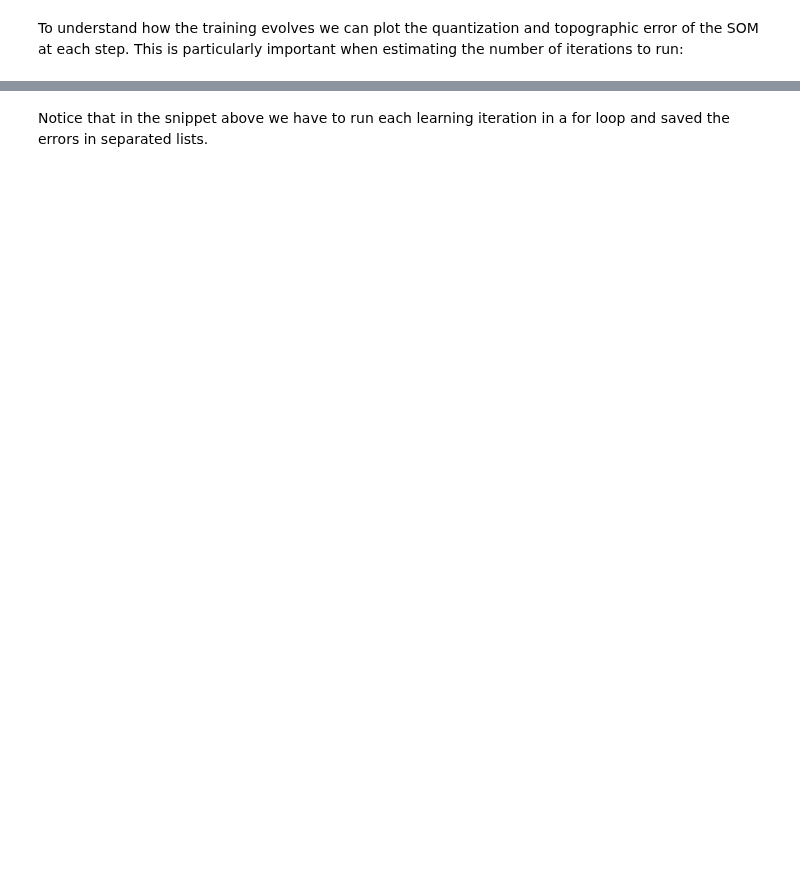
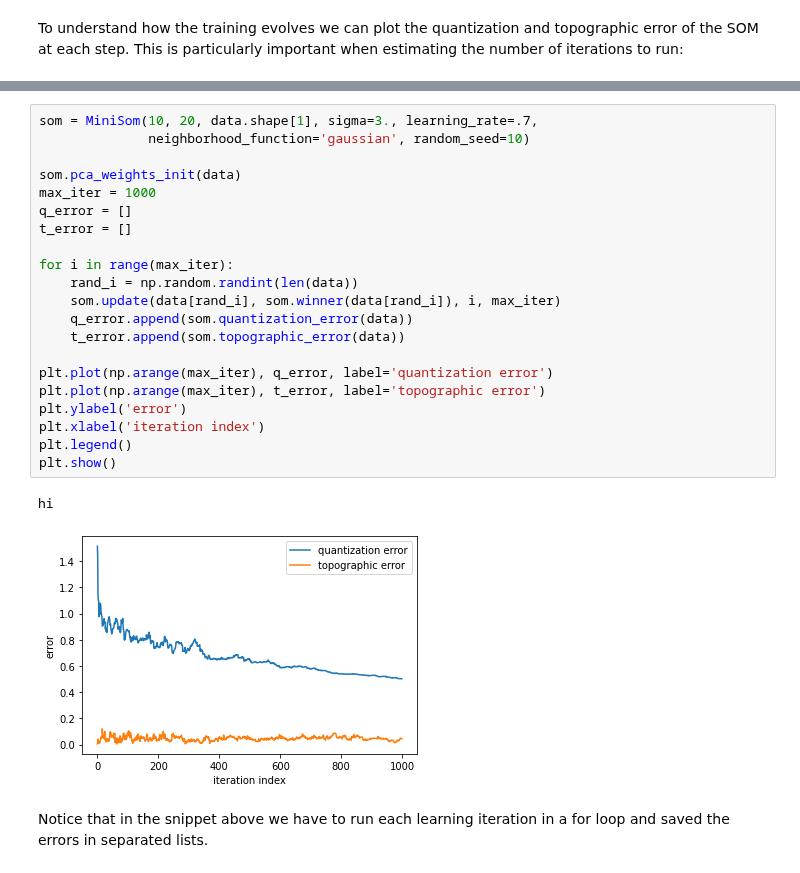
Before and after one commit to JustGlowing/minisom, a Jupyter notebook: examples/BasicUsage.ipynb, the cells around one changed output, grey strips where cells are left out. Drawn from its saved outputs; the diff is of its cells as text; blank space fills up the shorter version.

```diff
--- a/examples/BasicUsage.ipynb
+++ b/examples/BasicUsage.ipynb
@@ -137,2 +146,26 @@ plt.show()
+# %%
+som = MiniSom(10, 20, data.shape[1], sigma=3., learning_rate=.7,
+              neighborhood_function='gaussian', random_seed=10)
+
+som.pca_weights_init(data)
+max_iter = 1000
+q_error = []
+t_error = []
+
+for i in range(max_iter):
+    rand_i = np.random.randint(len(data))
+    som.update(data[rand_i], som.winner(data[rand_i]), i, max_iter)
+    q_error.append(som.quantization_error(data))
+    t_error.append(som.topographic_error(data))
+
+plt.plot(np.arange(max_iter), q_error, label='quantization error')
+plt.plot(np.arange(max_iter), t_error, label='topographic error')
+plt.ylabel('error')
+plt.xlabel('iteration index')
+plt.legend()
+plt.show()
+# %% [output]
+hi
+[figure, added]
 # %% [markdown]
 Notice that in the snippet above we have to run each learning iteration in a for loop and saved the errors in separated lists.
```
Also changed, not shown: parts of 8 cells of this notebook.
